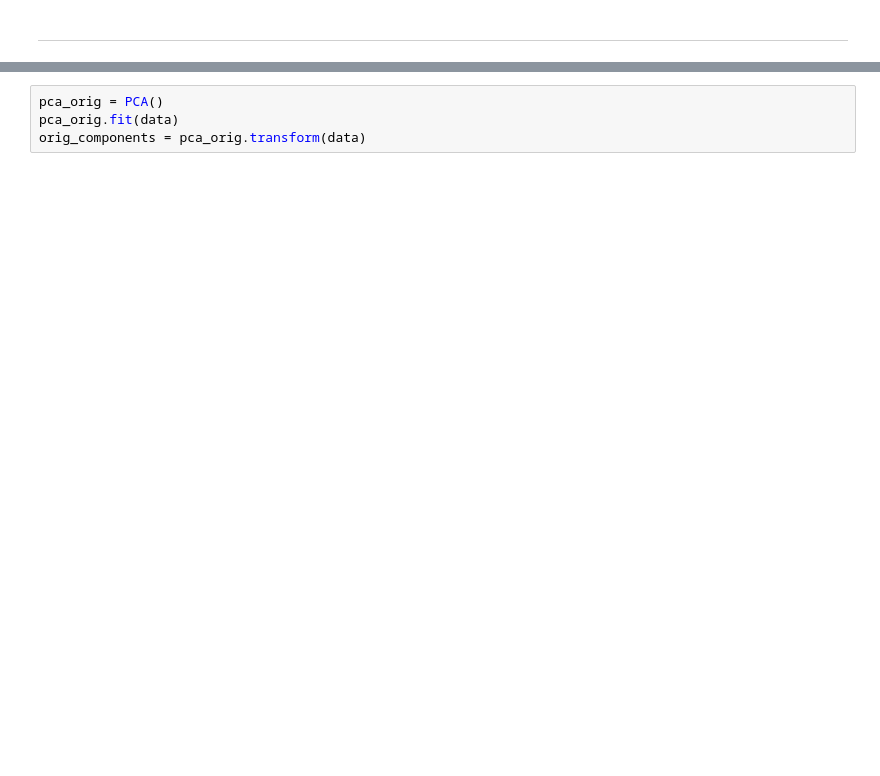
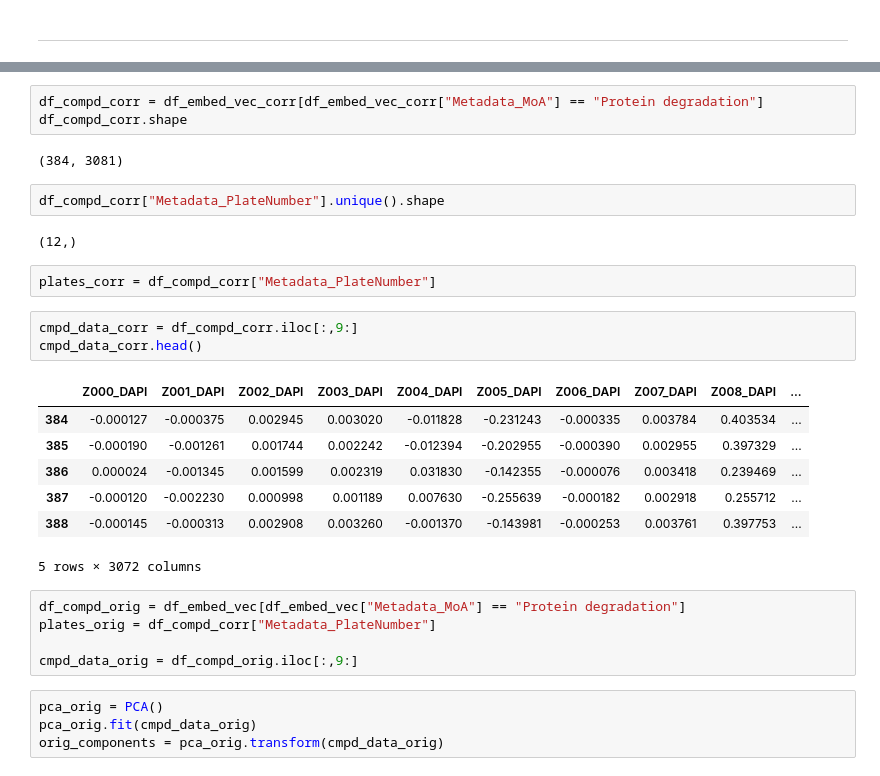
Before and after one commit to mattHG70/SIADS696_Milestone2, a Jupyter notebook: notebooks/milestone2_batchcorrect.ipynb, the cells around one changed output, grey strips where cells are left out. Saved outputs shown, nothing was run; the diff lists cells and outputs as text; blank space fills up the shorter version.

```diff
--- a/notebooks/milestone2_batchcorrect.ipynb
+++ b/notebooks/milestone2_batchcorrect.ipynb
@@ -111,6 +119,33 @@ df_embed_vec_corr.to_csv(os.path.join(data_dir, "bbbc021_image_embed_compact_bat
+# %%
+df_compd_corr = df_embed_vec_corr[df_embed_vec_corr["Metadata_MoA"] == "Protein degradation"]
+df_compd_corr.shape
+# %% [output]
+(384, 3081)
+# %%
+df_compd_corr["Metadata_PlateNumber"].unique().shape
+# %% [output]
+(12,)
+# %%
+plates_corr = df_compd_corr["Metadata_PlateNumber"]
+# %%
+cmpd_data_corr = df_compd_corr.iloc[:,9:]
+cmpd_data_corr.head()
+# %% [output]
+|  | Z000_DAPI | Z001_DAPI | Z002_DAPI | Z003_DAPI | Z004_DAPI | Z005_DAPI | Z006_DAPI | Z007_DAPI | Z008_DAPI | ... |
+| 384 | -0.000127 | -0.000375 | 0.002945 | 0.003020 | -0.011828 | -0.231243 | -0.000335 | 0.003784 | 0.403534 | ... |
+| 385 | -0.000190 | -0.001261 | 0.001744 | 0.002242 | -0.012394 | -0.202955 | -0.000390 | 0.002955 | 0.397329 | ... |
+| 386 | 0.000024 | -0.001345 | 0.001599 | 0.002319 | 0.031830 | -0.142355 | -0.000076 | 0.003418 | 0.239469 | ... |
+| 387 | -0.000120 | -0.002230 | 0.000998 | 0.001189 | 0.007630 | -0.255639 | -0.000182 | 0.002918 | 0.255712 | ... |
+| 388 | -0.000145 | -0.000313 | 0.002908 | 0.003260 | -0.001370 | -0.143981 | -0.000253 | 0.003761 | 0.397753 | ... |
+5 rows × 3072 columns
+# %%
+df_compd_orig = df_embed_vec[df_embed_vec["Metadata_MoA"] == "Protein degradation"]
+plates_orig = df_compd_corr["Metadata_PlateNumber"]
+
+cmpd_data_orig = df_compd_orig.iloc[:,9:]
 # %%
 pca_orig = PCA()
-pca_orig.fit(data)
-orig_components = pca_orig.transform(data)
+pca_orig.fit(cmpd_data_orig)
+orig_components = pca_orig.transform(cmpd_data_orig)
 # %%
 fig, ax = plt.subplots()
```
Also changed, not shown: parts of 5 cells of this notebook.
